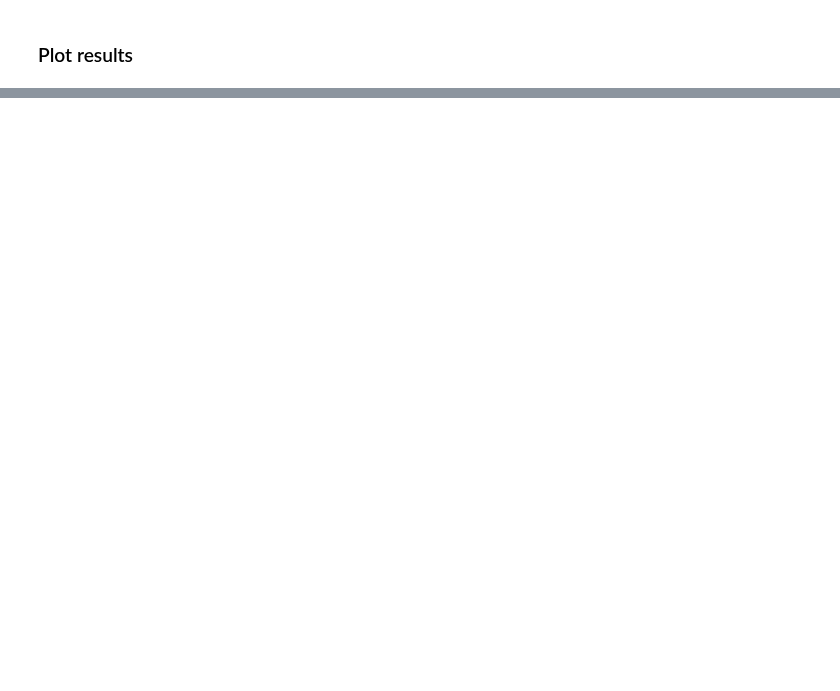
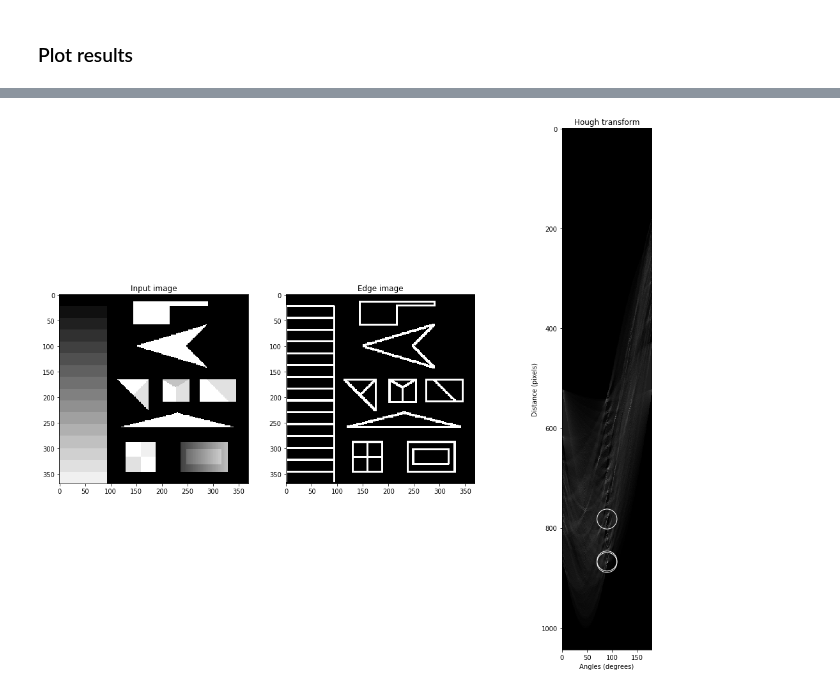
Before and after one commit to happyhyowon/assignment, a Jupyter notebook: vision/assignment3/hough.ipynb, the cells around one changed output, grey strips where cells are left out. Cells and saved outputs as stored; diff of their text form; code cells hidden in the pictures; blank space fills up the shorter version.

```diff
--- a/vision/assignment3/hough.ipynb
+++ b/vision/assignment3/hough.ipynb
@@ -225,0 +295,4 @@ show_hough_line(img, accumulator, thetas, rhos, save_path='output.png')
+# %%
+show_hough_line(img, accumulator, thetas, rhos, save_path='bonus.png')
+# %% [output]
+[figure, added]
```
Also changed, not shown: parts of 8 cells of this notebook, 1 other file.
